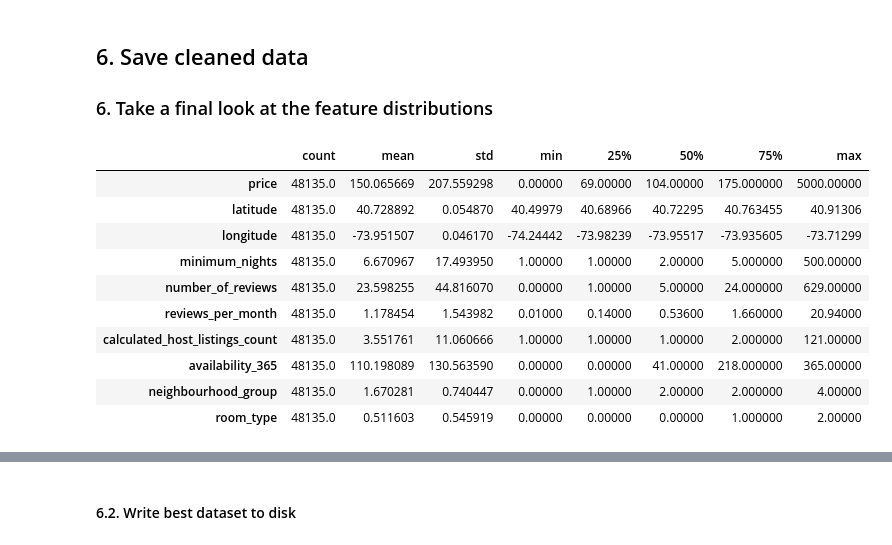
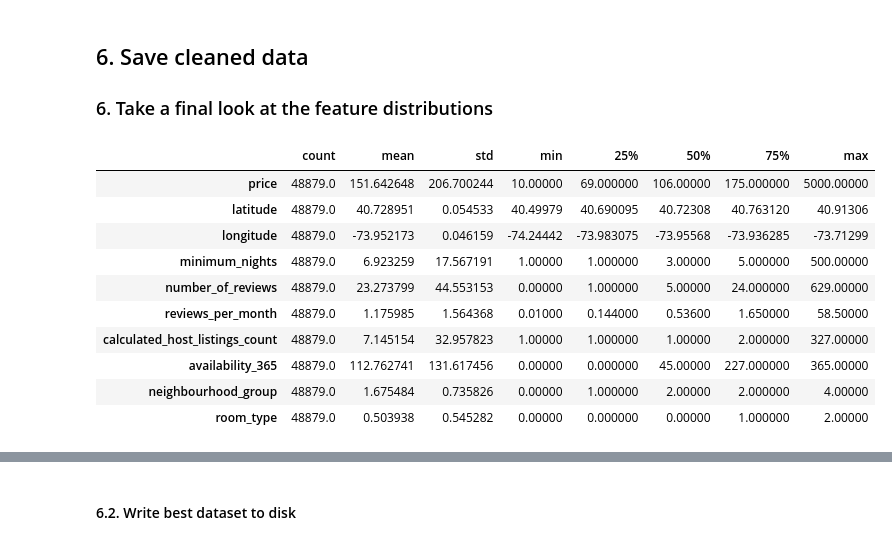
Before and after one commit to gperdrizet/gperdrizet-data-preprocessing-project-tutorial, a Jupyter notebook: gperdrizet-03_data_cleaning.ipynb, the cells around one changed output, grey strips where cells are left out. Cells and saved outputs as stored; diff of their text form; code cells hidden in the pictures.

```diff
--- a/gperdrizet-03_data_cleaning.ipynb
+++ b/gperdrizet-03_data_cleaning.ipynb
@@ -120,8 +117,8 @@ label_encoded_data_df[nominal_features].head()
 one_hot_encoder=OneHotEncoder(sparse_output=False)
 one_hot_encoded_data=one_hot_encoder.fit_transform(data_df[nominal_features])
 one_hot_features=one_hot_encoder.get_feature_names_out()
-one_hot_encoded_data_df=pd.DataFrame(one_hot_encoded_data, columns=one_hot_features)
+one_hot_encoded_data_df=pd.DataFrame(one_hot_encoded_data.astype(int), columns=one_hot_features)
 one_hot_encoded_data_df=pd.concat([one_hot_encoded_data_df, data_df[numerical_features]], axis=1)
 encoded_datasets['One-hot encoded']=one_hot_encoded_data_df
-one_hot_encoded_data_df[one_hot_features].head()
+one_hot_encoded_data_df[one_hot_features].head().transpose()
 # %% [output]
@@ -232,0 +235,3 @@ Reviews per month mean: 1.37
+# %%
+nan_cleaned_datasets['Zero filled']=encoded_data_df.replace(np.nan, 0)
+print(f"Reviews per month mean: {nan_cleaned_datasets['Zero filled']['reviews_per_month'].mean():.2f}")
@@ -351,0 +361,3 @@ data_df.describe().transpose()
+# %%
+data_df=data_df[data_df['price'] != 0]
+data_df.describe().transpose()
@@ -371,5 +395,5 @@ data_df.describe().transpose()
 # %%
-institutional_hosts=['Blueground','Sonder (NYC)','Sonder', 'Row NYC', 'Corporate Housing']
+institutional_hosts=['Blueground','Sonder (NYC)','Sonder', 'Row NYC', 'Corporate Housing','The Box House Hotel','Hillside Hotel']
 
 hosts_cleaned_df=data_df.copy()
 hosts_cleaned_df=data_df[~data_df['host_name'].isin(institutional_hosts)]
@@ -510,19 +534,19 @@ Hosts cleaned, price clipped                          Raw  -0.0729    0.0 -0.091
 
 ### 6. Take a final look at the feature distributions
 # %%
-cleaned_datasets['Hosts cleaned, price clipped'].describe().transpose()
+cleaned_datasets['Price clipped'].describe().transpose()
 # %% [output]
 |  | count | mean | std | min | 25% | 50% | 75% | max |
-| price | 48135.0 | 150.065669 | 207.559298 | 0.00000 | 69.00000 | 104.00000 | 175.000000 | 5000.00000 |
-| latitude | 48135.0 | 40.728892 | 0.054870 | 40.49979 | 40.68966 | 40.72295 | 40.763455 | 40.91306 |
-| longitude | 48135.0 | -73.951507 | 0.046170 | -74.24442 | -73.98239 | -73.95517 | -73.935605 | -73.71299 |
-| minimum_nights | 48135.0 | 6.670967 | 17.493950 | 1.00000 | 1.00000 | 2.00000 | 5.000000 | 500.00000 |
-| number_of_reviews | 48135.0 | 23.598255 | 44.816070 | 0.00000 | 1.00000 | 5.00000 | 24.000000 | 629.00000 |
-| reviews_per_month | 48135.0 | 1.178454 | 1.543982 | 0.01000 | 0.14000 | 0.53600 | 1.660000 | 20.94000 |
-| calculated_host_listings_count | 48135.0 | 3.551761 | 11.060666 | 1.00000 | 1.00000 | 1.00000 | 2.000000 | 121.00000 |
-| availability_365 | 48135.0 | 110.198089 | 130.563590 | 0.00000 | 0.00000 | 41.00000 | 218.000000 | 365.00000 |
-| neighbourhood_group | 48135.0 | 1.670281 | 0.740447 | 0.00000 | 1.00000 | 2.00000 | 2.000000 | 4.00000 |
-| room_type | 48135.0 | 0.511603 | 0.545919 | 0.00000 | 0.00000 | 0.00000 | 1.000000 | 2.00000 |
+| price | 48879.0 | 151.642648 | 206.700244 | 10.00000 | 69.000000 | 106.00000 | 175.000000 | 5000.00000 |
+| latitude | 48879.0 | 40.728951 | 0.054533 | 40.49979 | 40.690095 | 40.72308 | 40.763120 | 40.91306 |
+| longitude | 48879.0 | -73.952173 | 0.046159 | -74.24442 | -73.983075 | -73.95568 | -73.936285 | -73.71299 |
+| minimum_nights | 48879.0 | 6.923259 | 17.567191 | 1.00000 | 1.000000 | 3.00000 | 5.000000 | 500.00000 |
+| number_of_reviews | 48879.0 | 23.273799 | 44.553153 | 0.00000 | 1.000000 | 5.00000 | 24.000000 | 629.00000 |
+| reviews_per_month | 48879.0 | 1.175985 | 1.564368 | 0.01000 | 0.144000 | 0.53600 | 1.650000 | 58.50000 |
+| calculated_host_listings_count | 48879.0 | 7.145154 | 32.957823 | 1.00000 | 1.000000 | 1.00000 | 2.000000 | 327.00000 |
+| availability_365 | 48879.0 | 112.762741 | 131.617456 | 0.00000 | 0.000000 | 45.00000 | 227.000000 | 365.00000 |
+| neighbourhood_group | 48879.0 | 1.675484 | 0.735826 | 0.00000 | 1.000000 | 2.00000 | 2.000000 | 4.00000 |
+| room_type | 48879.0 | 0.503938 | 0.545282 | 0.00000 | 0.000000 | 0.00000 | 1.000000 | 2.00000 |
 # %%
 features=['price', 'minimum_nights', 'number_of_reviews', 'reviews_per_month', 'calculated_host_listings_count', 'availability_365']
 plot_titles=['Price', 'Minimum booking', 'Total reviews', 'Review rate', 'Listings per host', 'Vacancies last year']
```
Also changed, not shown: parts of 31 cells of this notebook.
